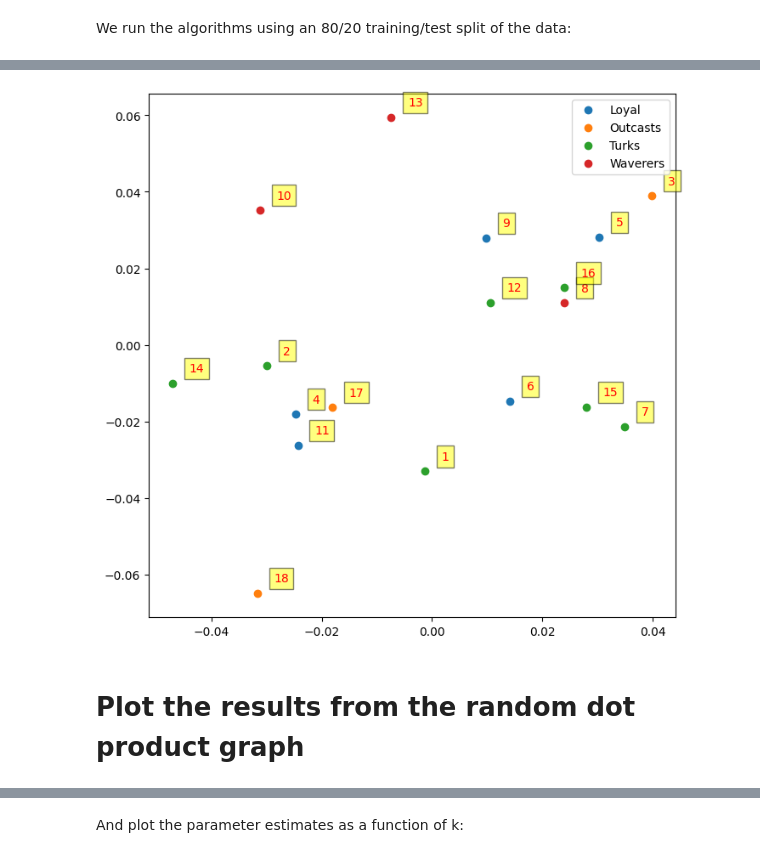
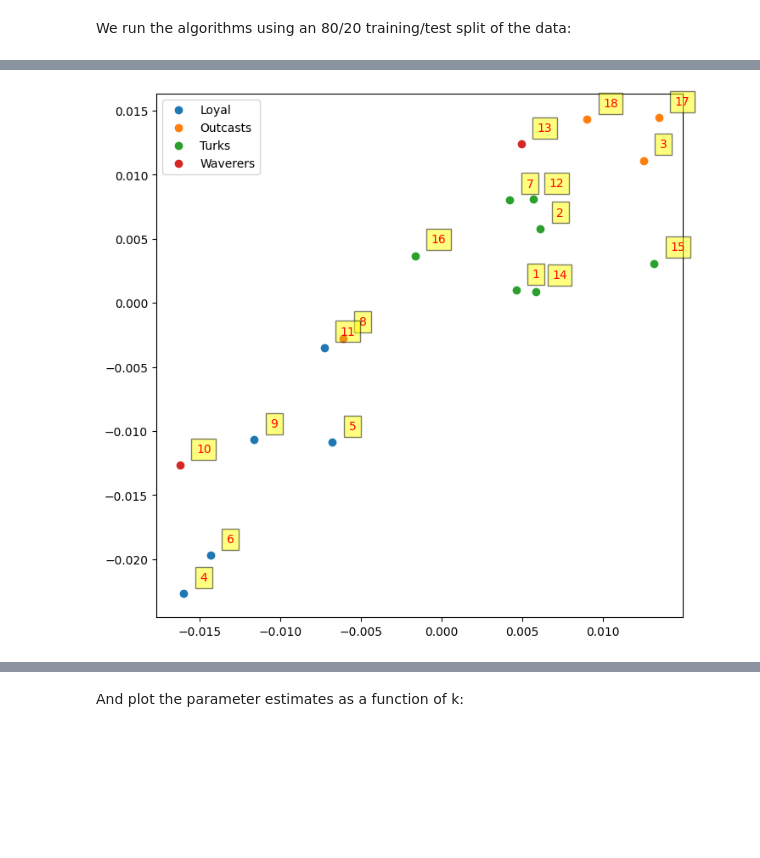
Before and after one commit to chris-nemeth/CoinEM, a Jupyter notebook: networks/latent_space_network_model-monks.ipynb, the cells around one changed output, grey strips where cells are left out. Drawn from its saved outputs; the diff is of its cells as text; code cells hidden in the pictures; blank space fills up the shorter version.

```diff
--- a/networks/latent_space_network_model-monks.ipynb
+++ b/networks/latent_space_network_model-monks.ipynb
@@ -38,19 +38,11 @@ y=jnp.asarray(Y[0])
 # %%
 #log-target density p_theta(y,x)
 def log_target(th, z):
-    dist = jnp.matmul(z,z.T)/jnp.linalg.norm(z,axis=1)
-    #dist = jnp.sqrt(jnp.sum((z[None, :] - z[:, None])**2, -1))
+    #dist = jnp.matmul(z,z.T)/jnp.linalg.norm(z,axis=1)
+    dist = jnp.sqrt(jnp.sum((z[None, :] - z[:, None])**2, -1)+10e-6)
     eta = th - dist
     log_prior =  -jnp.sum(jnp.dot(z.T,z))
     log_lik = jnp.sum(jnp.multiply(y,eta) - jnp.log1p(jnp.exp(eta)))
     return log_lik + log_prior
-
-#def log_target(th, z):
-#    #dist = jnp.matmul(z,z.T)/jnp.linalg.norm(z,axis=1)
-#    dist = (jnp.sqrt(jnp.sum((z[None, :] - z[:, None])**2, -1))).flatten()
-#    eta = th - dist
-#    log_prior =  -jnp.sum(jnp.dot(z.T,z))
-#    log_lik = jnp.sum(y.flatten()*eta - jnp.log1p(jnp.exp(eta)))
-#    return log_lik + log_prior
 # %% [markdown]
 Next, we load and curate the dataset:
@@ -306,50 +247,48 @@ We run the algorithms using an 80/20 training/test split of the data:
 # %%
 # Set approximation parameters:
 h = 1e-2 # Step-size.
-K = 100  # Number of steps.
+K = 1000  # Number of steps.
 N = 10  # Number of particles.
 D = y.shape[0]
 
-# Initialize the latent positions using the random dot product graph latent representation
-Lambda, U = jnp.linalg.eig(y)
-x_latent = jnp.dot(U[:,:2],np.diag(np.sqrt(np.sort(np.abs(Lambda))[::-1][:2])))
-x_latent = jnp.asarray(x_latent,dtype=float)
-
 # Initialize parameter estimates and particle cloud, all at zero:
-th0 = jnp.array([[1.0]])  # Parameter estimate.
+th0 = th  # Parameter estimate.
 key, x_key = random.split(key, 2)
 X0 = 0.01*random.normal(x_key,(D, 2, N))
 for i in range(N):
-    X0.at[:,:,i].set(X0[:,:,i]+x_latent)
+    X0.at[:,:,i].set(X0[:,:,i]+Xmle)
 
 # Run algorithms:
 #th_vi, X_vi, m_vi, s_vi = vi(ltrain, ftrain, h, K, N, th0, X0)
 th_pgd, X_pgd = pgd(y, h, K, N, th0, X0)
-#th_pqn, X_pqn = pqn(ltrain, ftrain, h, K, N, th0, X0)
-#th_pmgd, X_pmgd = pmgd(ltrain, ftrain, h, K, N, th0, X0)
-#th_soul, X_soul = soul(ltrain, ftrain, h, K, N, th0, X0)
 th_coin, X_coin = coin(y, K, N, th0, X0)
+
+
+#Procrustes transformation - post-processing step
+X_pgd = procrustes_transform(X_pgd, Xmle)
+X_coin = procrustes_transform(X_coin, Xmle)
 # %%
+#Plot the output from the algorithms
+
 import pandas as pd
 
 avg_X_coin = jnp.mean(X_coin,axis=2)
 avg_X_pgd = jnp.mean(X_pgd,axis=2)
 
 names = ["John Bosco", "Gregory", "Basil", "Peter", "Bonaventure", "Berthold", "Mark", "Victor", "Ambrose", "Romauld", "Louis", "Winfrid", "Amand", "Hugh", "Boniface", "Albert", "Elias", "Simplicius"]
 numbers = [str(a) for a in np.arange(1,19)]
 group = ["Turks", "Turks", "Outcasts", "Loyal", "Loyal", "Loyal", "Turks", "Loyal", "Loyal", "Loyal", "Loyal", "Turks", "Outcasts", "Turks", "Turks", "Turks", "Outcasts", "Outcasts"]
 waverers = ["Turks", "Turks", "Outcasts", "Loyal", "Loyal", "Loyal", "Turks", "Waverers", "Loyal", "Waverers", "Loyal", "Turks", "Waverers", "Turks", "Turks", "Turks", "Outcasts", "Outcasts"]
 
-data = pd.DataFrame({"X": avg_X_pgd[:,0], "Y": avg_X_pgd[:,1], "Group": waverers})
+data = pd.DataFrame({"X": avg_X_coin[:,0], "Y": avg_X_coin[:,1], "Group": waverers})
 groups = data.groupby("Group")
+
 fig = plt.figure(figsize=(8,8), dpi= 100)
 for name, group in groups:
     plt.plot(np.asarray(group["X"]), np.asarray(group["Y"]), marker="o", linestyle="", label=name)
 plt.legend()
 #plt.scatter(avg_X_pgd[:,0],avg_X_pgd[:,1])
 for i in range(D):
-    plt.text(x=avg_X_pgd[i,0]+0.003,y=avg_X_pgd[i,1]+0.003,s=numbers[i],fontdict=dict(color='red',size=10),bbox=dict(facecolor='yellow',alpha=0.5))
+    plt.text(x=avg_X_coin[i,0]+0.001,y=avg_X_coin[i,1]+0.001,s=numbers[i],fontdict=dict(color='red',size=10),bbox=dict(facecolor='yellow',alpha=0.5))
 # %% [output]
-[figure, old version]
+[figure, new version]
-# %% [markdown]
-# Plot the results from the random dot product graph
```
Also changed, not shown: parts of 5 cells of this notebook, 2 other files.
